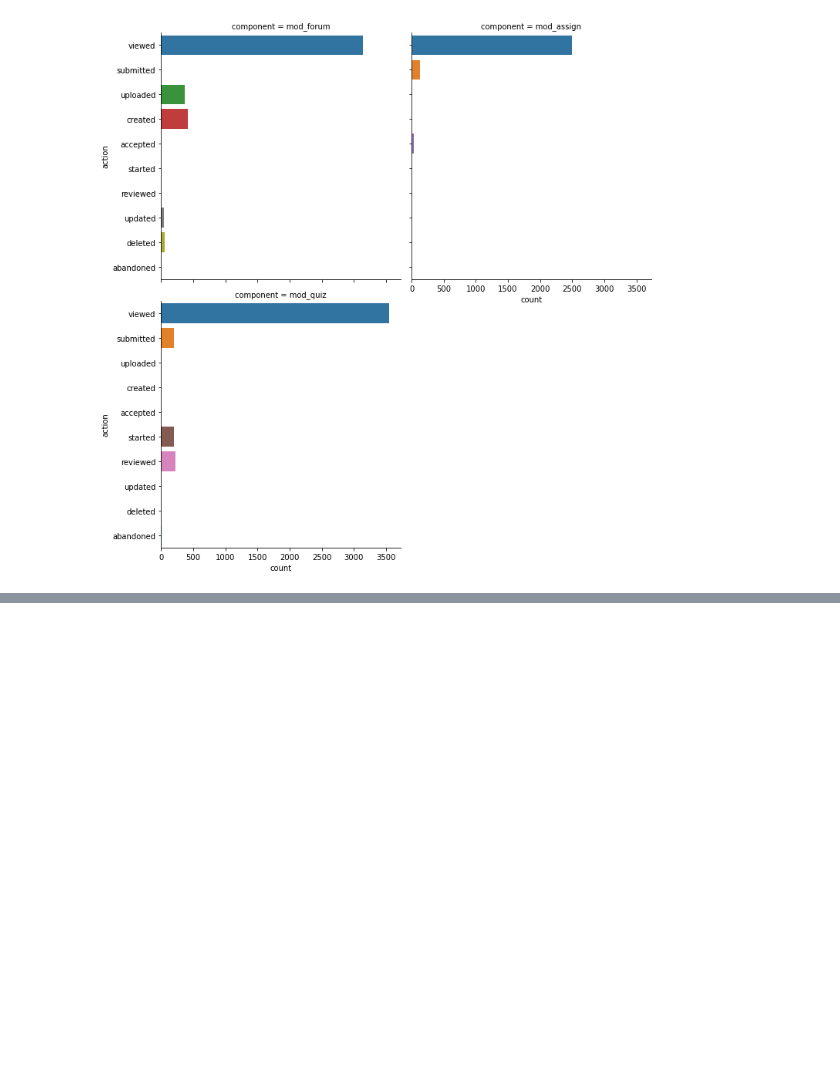
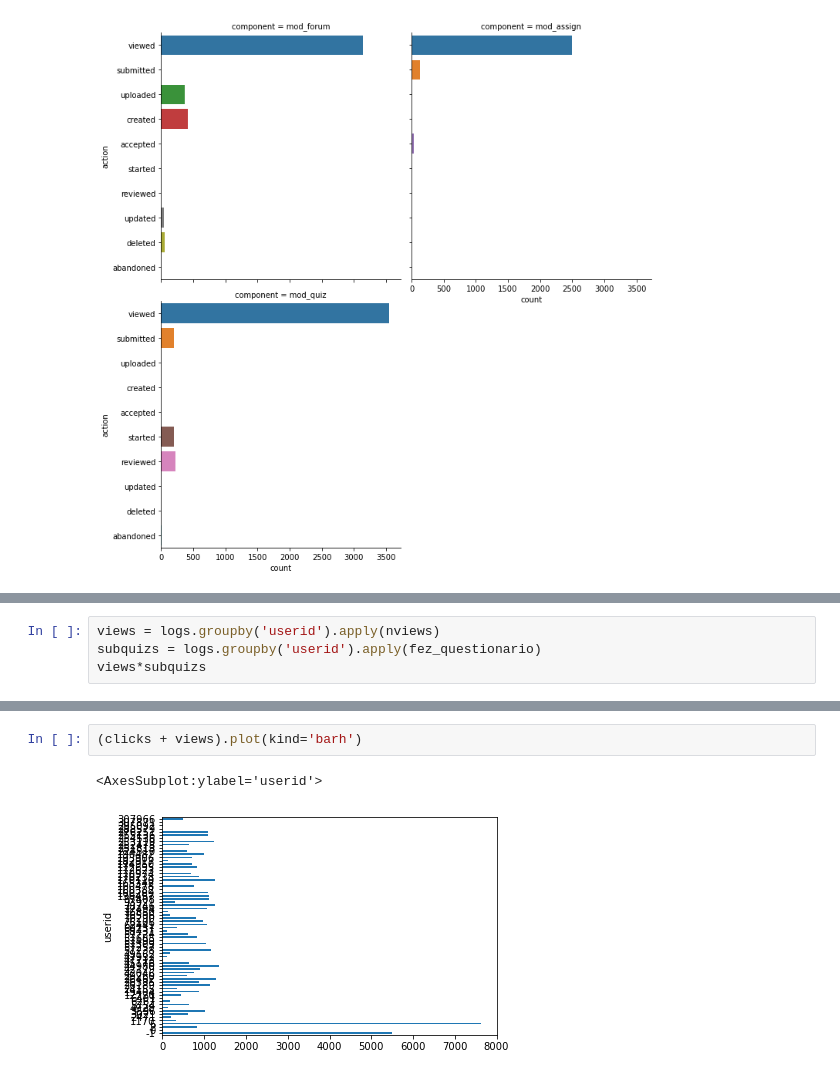
Before and after one commit to atp/edisc-analytics, a Jupyter notebook: Indicadores de Engajamento.ipynb, the cells around one changed output, grey strips where cells are left out. Drawn from its saved outputs; the diff is of its cells as text; blank space fills up the shorter version.

```diff
--- a/Indicadores de Engajamento.ipynb
+++ b/Indicadores de Engajamento.ipynb
@@ -128,0 +207,4 @@ sns.catplot(data=filtered.query("component in ['mod_forum','mod_quiz','mod_assig
+# %%
+views = logs.groupby('userid').apply(nviews)
+subquizs = logs.groupby('userid').apply(fez_questionario)
+views*subquizs
@@ -128,0 +247,5 @@ sns.catplot(data=filtered.query("component in ['mod_forum','mod_quiz','mod_assig
+# %%
+(clicks + views).plot(kind='barh')
+# %% [output]
+<AxesSubplot:ylabel='userid'>
+[figure, added]
```
Also changed, not shown: parts of 13 cells of this notebook.
